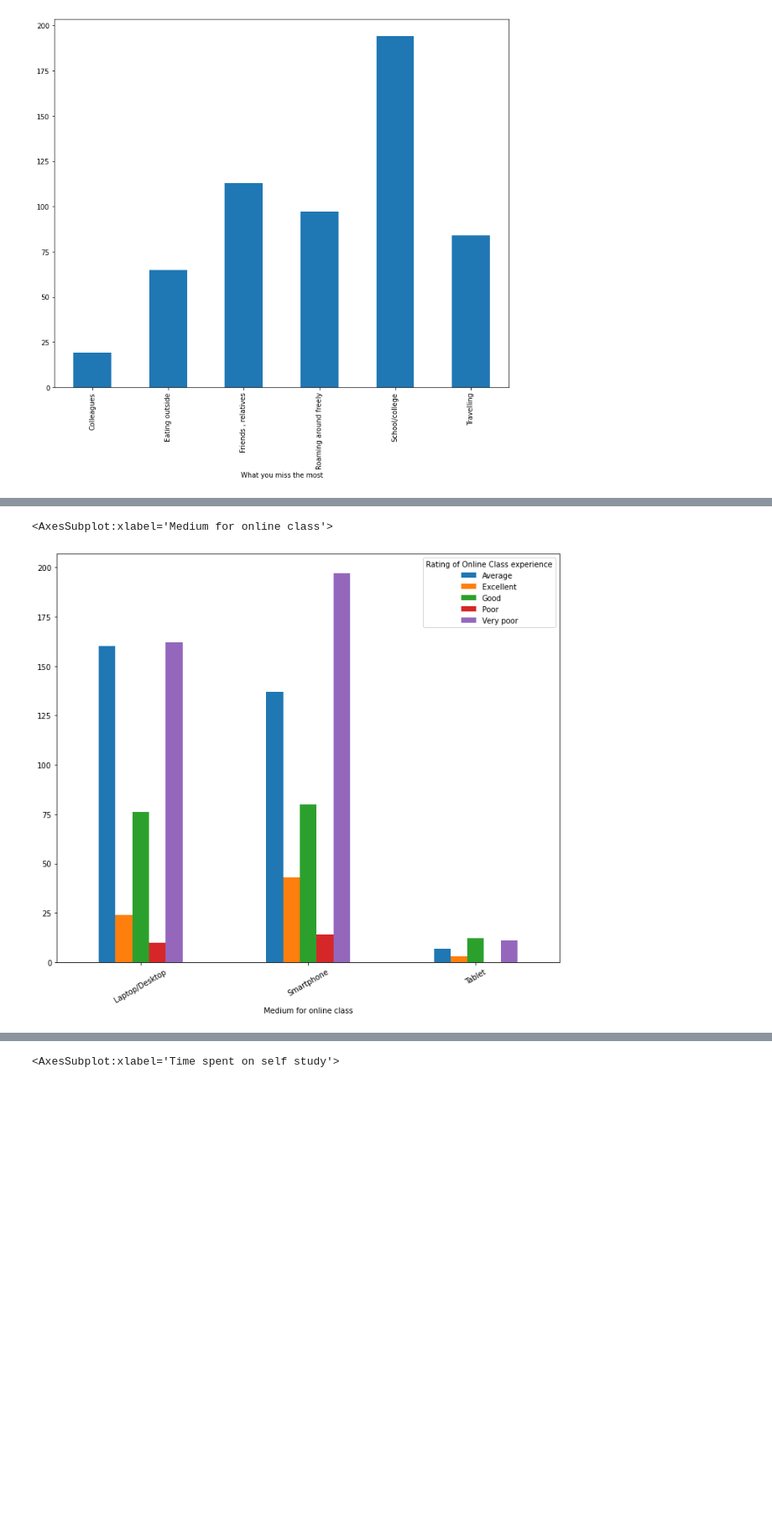
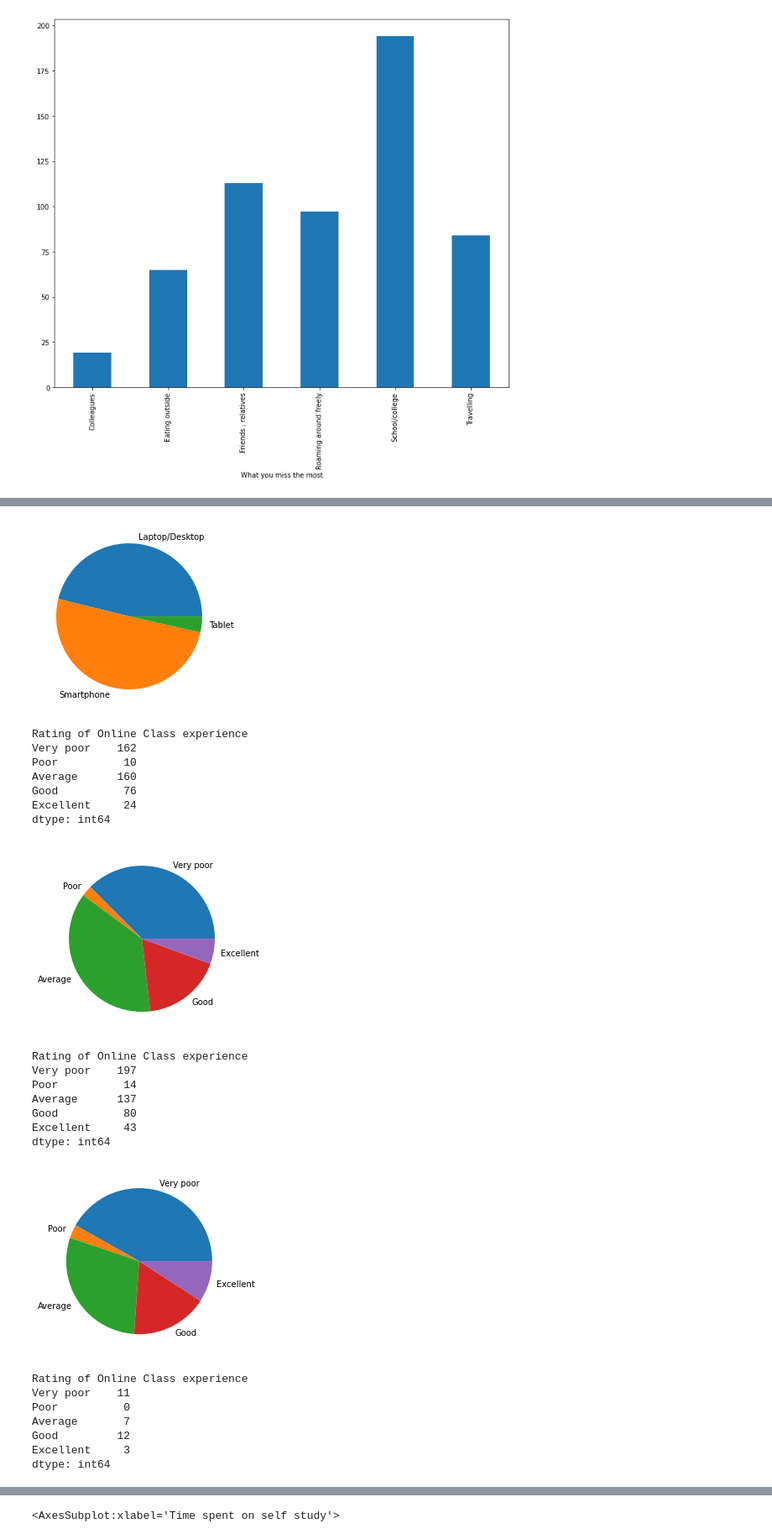
Before and after one commit to jdylik/COVID19_Survey_Data_Analysis, a Jupyter notebook: Proj.ipynb, the cells around one changed output, grey strips where cells are left out. Shown at 84% size. Cells and saved outputs as stored; diff of their text form; code cells hidden in the pictures; blank space fills up the shorter version.

Commit message:
Pie charts

```diff
--- a/Proj.ipynb
+++ b/Proj.ipynb
@@ -231,5 +231,37 @@ df.groupby(["Age Category", "Time spent on self study"]).size().unstack(0).plot(
 # %%
-df[df["Medium for online class"].isin(["Laptop/Desktop", "Smartphone", "Tablet"])].groupby(["Rating of Online Class experience", "Medium for online class"]).size().unstack(0).plot(figsize=(12, 10), kind='bar', rot=30)
+import matplotlib.pyplot as plt
+top_list = ["Laptop/Desktop", "Smartphone", "Tablet"]
+mediums = df[df["Medium for online class"].isin(top_list)].groupby(["Medium for online class"]).size()
+plt.pie(mediums, labels=top_list)
+plt.show()
+ratings = ["Very poor", "Poor", "Average", "Good", "Excellent"]
+for value in top_list:
+    df_medium = df[df["Medium for online class"] == value].groupby(["Rating of Online Class experience"]).size()
+    print(df_medium)
+    plt.pie(df_medium, labels=ratings)
+    plt.show()
 # %% [output]
+[figure, new version]
-<AxesSubplot:xlabel='Medium for online class'>
+Rating of Online Class experience
+Very poor    162
+Poor          10
+Average      160
+Good          76
+Excellent     24
+dtype: int64
-[figure, old version]
+[figure, added]
+Rating of Online Class experience
+Very poor    197
+Poor          14
+Average      137
+Good          80
+Excellent     43
+dtype: int64
+[figure, added]
+Rating of Online Class experience
+Very poor    11
+Poor          0
+Average       7
+Good         12
+Excellent     3
+dtype: int64
```
Also changed, not shown: parts of 5 cells of this notebook.
